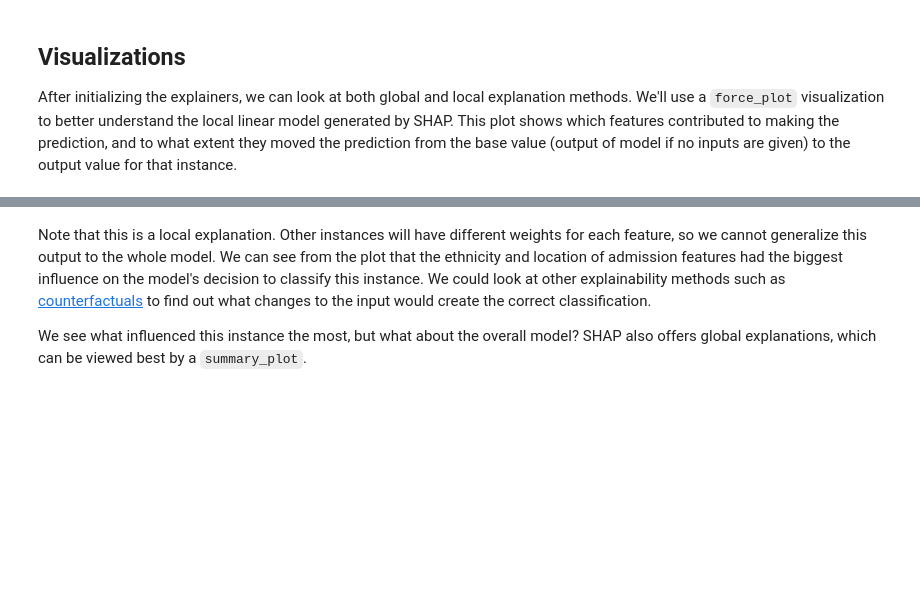
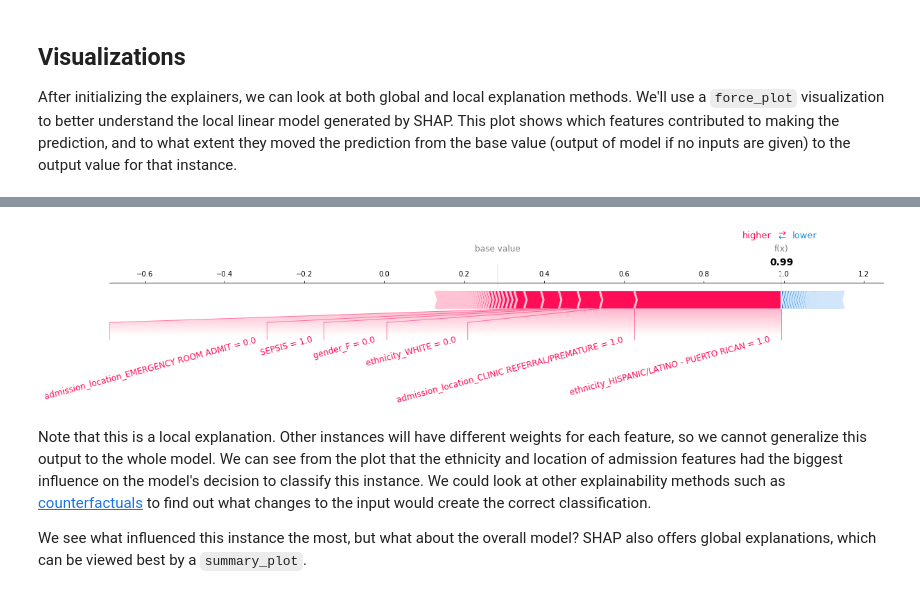
Before and after one commit to isabelizimm/hai-project, a Jupyter notebook: notebooks/04-model-explainability.ipynb, the cells around one changed output, grey strips where cells are left out. Saved outputs shown, nothing was run; the diff lists cells and outputs as text; code cells hidden in the pictures; blank space fills up the shorter version.

```diff
--- a/notebooks/04-model-explainability.ipynb
+++ b/notebooks/04-model-explainability.ipynb
@@ -114,5 +93,7 @@ shap.force_plot(
     shap_explanation.shap_values[class_idx][idx, :],
     instance,
     feature_names = feature_names,
+    text_rotation=15,
     matplotlib=True
 )
+# %% [output]
@@ -119,3 +101,4 @@ shap.force_plot(
+[figure, added]
 # %% [markdown]
 Note that this is a local explanation. Other instances will have different weights for each feature, so we cannot generalize this output to the whole model. We can see from the plot that the ethnicity and location of admission features had the biggest influence on the model's decision to classify this instance.  We could look at other explainability methods such as [counterfactuals](https://christophm.github.io/interpretable-ml-book/counterfactual.html) to find out what changes to the input would create the correct classification.
 
```
Also changed, not shown: parts of 21 cells of this notebook.
